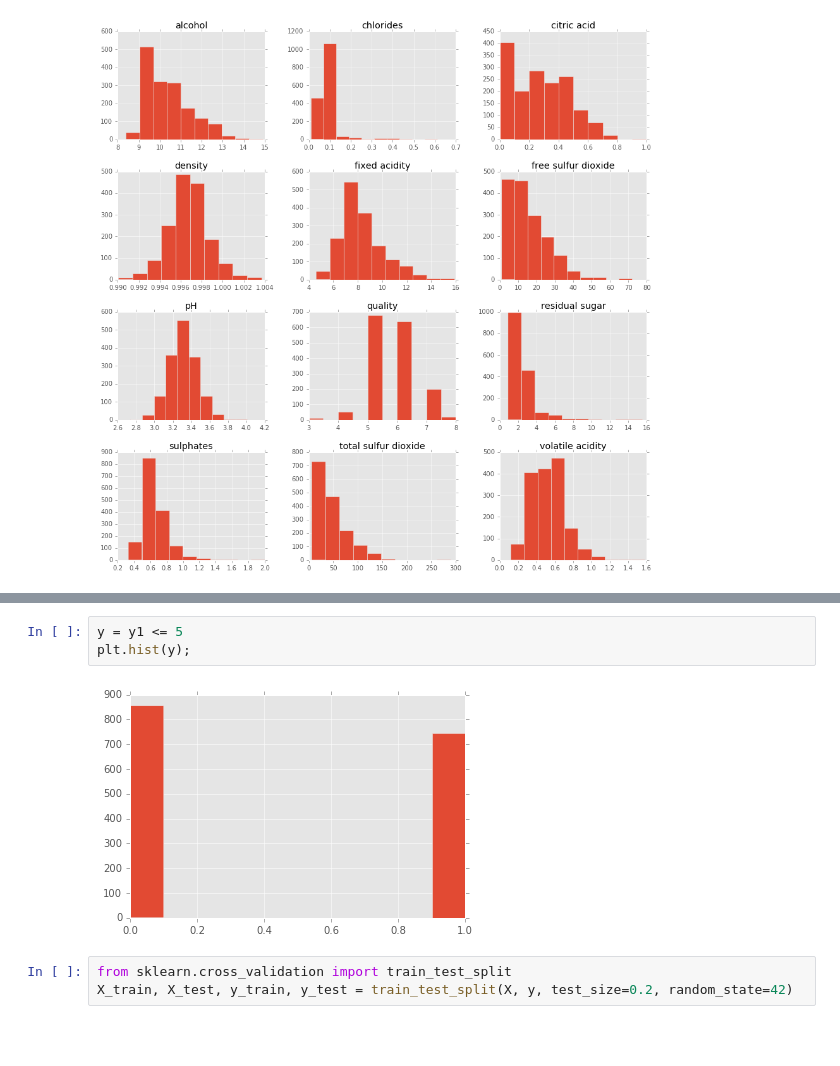
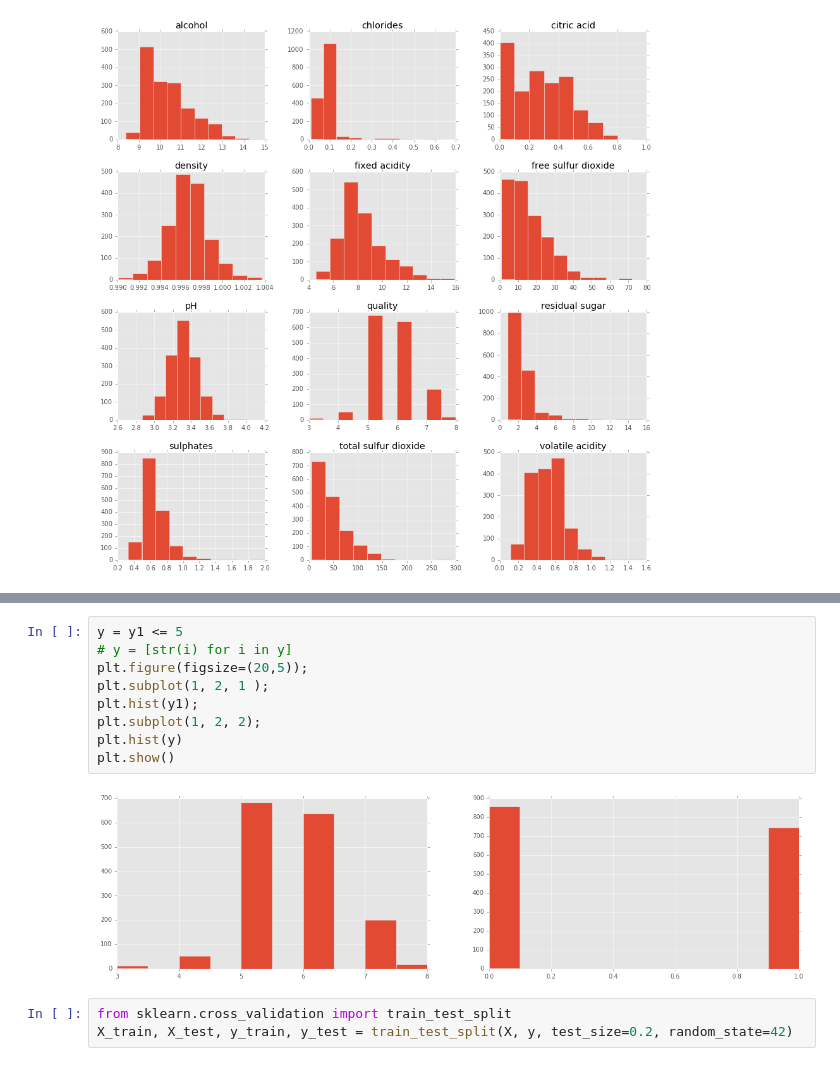
Before and after one commit to hugobowne/machine_learning_techniques, a Jupyter notebook: Preprocessing_note.ipynb, the cells around one changed output, grey strips where cells are left out. Drawn from its saved outputs; the diff is of its cells as text; blank space fills up the shorter version.

```diff
--- a/Preprocessing_note.ipynb
+++ b/Preprocessing_note.ipynb
@@ -61,8 +172,14 @@ plt.hist(y1);
-# %%
-y = y1 <= 5
-plt.hist(y);
-# %% [output]
-[figure, removed]
+# %%
+y = y1 <= 5
+# y = [str(i) for i in y]
+plt.figure(figsize=(20,5));
+plt.subplot(1, 2, 1 );
+plt.hist(y1);
+plt.subplot(1, 2, 2);
+plt.hist(y)
+plt.show()
+# %% [output]
+[figure, added]
 # %%
 from sklearn.cross_validation import train_test_split
 X_train, X_test, y_train, y_test = train_test_split(X, y, test_size=0.2, random_state=42)
```
Also changed, not shown: parts of 31 cells of this notebook.
